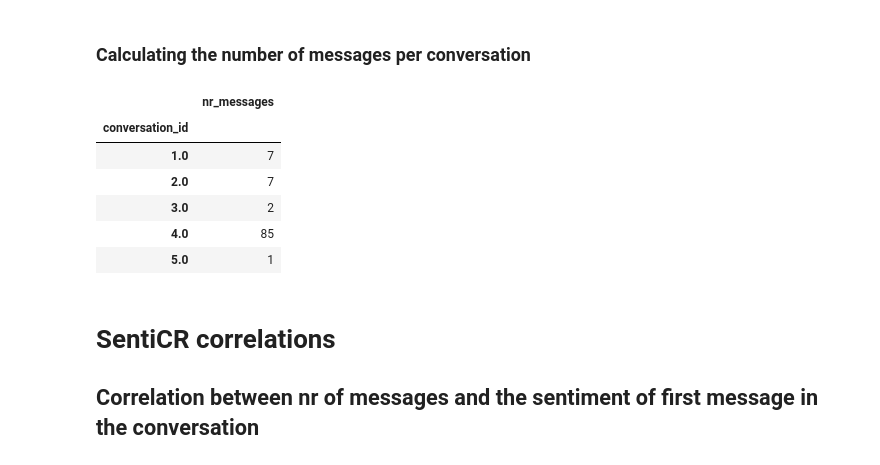
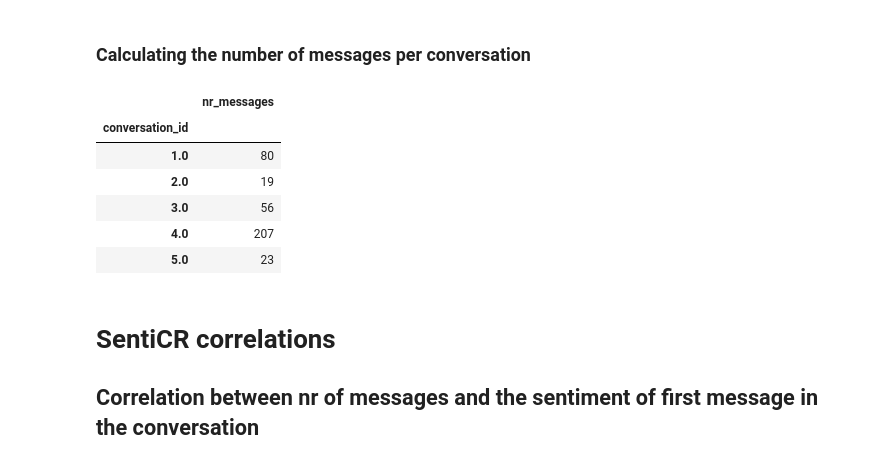
Before and after one commit to Tomgroot/empiricalSE, a Jupyter notebook: SentiScore.ipynb, the cells around one changed output. Saved outputs shown, nothing was run; the diff lists cells and outputs as text; code cells hidden in the pictures.

Commit message:
Fix sentiscore jupyter

```diff
--- a/SentiScore.ipynb
+++ b/SentiScore.ipynb
@@ -33,0 +110,11 @@ Training used 8.74 seconds
+# %%
+# df_sentiCR_golang = pd.read_csv('df_senti4SD_golang.csv', delimiter=';', index_col="ID")
+# pred_golang_sentiCR = predict_sentiCR(df_sentiCR_golang, 'Text')
+# df_sentiCR_golang['sentiCR'] = Extract(pred_golang_sentiCR)
+# df_sentiCR_golang['sentiCR'] = df_sentiCR_golang['sentiCR'].replace({2: -1})
+# df_sentiCR_golang.to_csv('predictions_sentiCR_golang.csv')
+# df_sentiCR_golang
+df_sentiCR_golang = pd.read_csv('predictions_sentiCR_golang.csv', index_col='ID')
+df_full_golang = pd.read_csv('full_golang_df.csv', index_col='Unnamed: 0')
+df_full_golang['sentiCR'] = df_sentiCR_golang['sentiCR']
+df_full_golang
@@ -93,16 +194,16 @@ senti4SD_df.head()
 # %% [markdown]
 ### Calculating the number of messages per conversation
 # %%
-response_df = df['conversation_id'].value_counts().rename_axis('conversation_id').to_frame('nr_messages').sort_index(ascending=True)
-response_df.head()
+response_df_golang = df_full_golang['conversation_id'].value_counts().rename_axis('conversation_id').to_frame('nr_messages').sort_index(ascending=True)
+response_df_golang.head()
 # %% [output]
 |  | nr_messages |
 | conversation_id |  |
-| 1.0 | 7 |
-| 2.0 | 7 |
-| 3.0 | 2 |
-| 4.0 | 85 |
-| 5.0 | 1 |
+| 1.0 | 80 |
+| 2.0 | 19 |
+| 3.0 | 56 |
+| 4.0 | 207 |
+| 5.0 | 23 |
 # %% [markdown]
 # SentiCR correlations
 ##  Correlation between nr of messages and the sentiment of first message in the conversation
```
Also changed, not shown: parts of 32 cells of this notebook.
